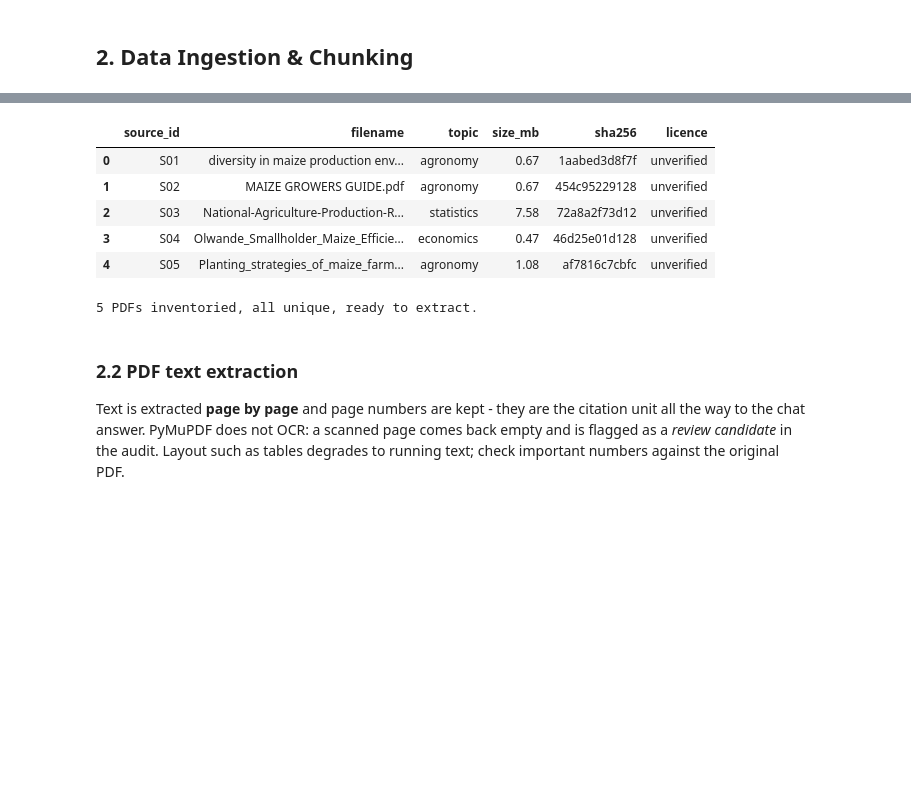
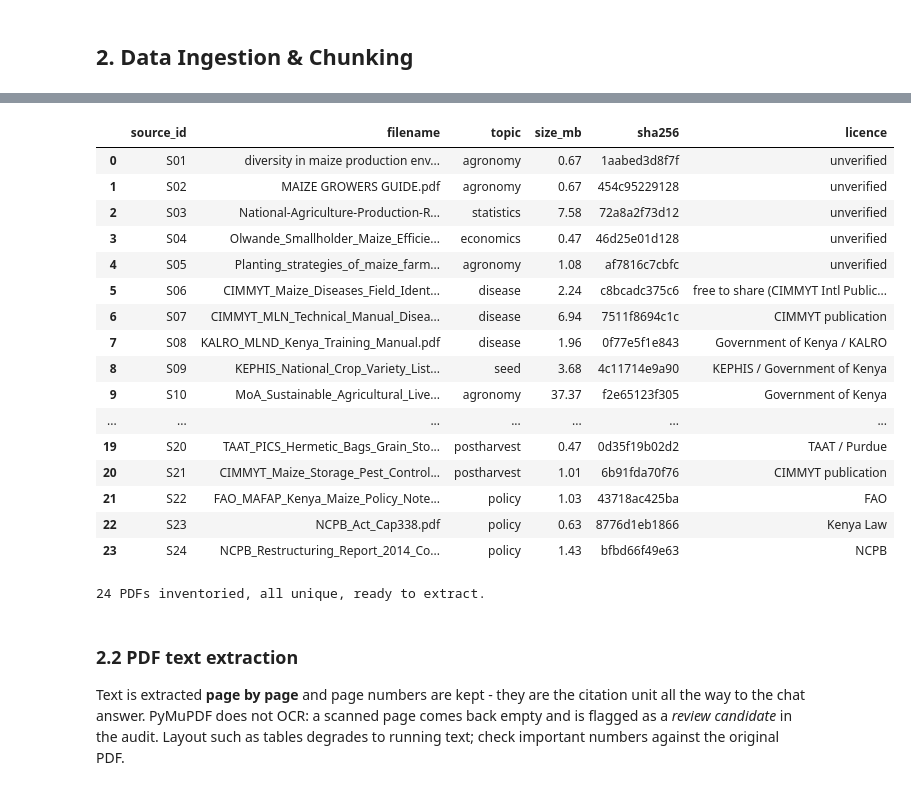
Before and after one commit to WillardDev/Farmers-Assistant-RAG-, a Jupyter notebook: RAG_Advisory_Chatbot.ipynb, the cells around one changed output, grey strips where cells are left out. Saved outputs shown, nothing was run; the diff lists cells and outputs as text; code cells hidden in the pictures; blank space fills up the shorter version.

```diff
--- a/RAG_Advisory_Chatbot.ipynb
+++ b/RAG_Advisory_Chatbot.ipynb
@@ -215,6 +234,63 @@ SOURCES = [
     {"source_id": "S05", "filename": "Planting_strategies_of_maize_farmers_in_Kenya_a_si.pdf",
      "title": "Planting strategies of maize farmers in Kenya", "topic": "agronomy",
      "language": "unknown", "licence": "unverified"},
+    {"source_id": "S06", "filename": "CIMMYT_Maize_Diseases_Field_Identification_4thEd.pdf",
+     "title": "Maize Diseases: A Guide for Field Identification (4th ed., CIMMYT)", "topic": "disease",
+     "language": "en", "licence": "free to share (CIMMYT Intl Public Good)"},
+    {"source_id": "S07", "filename": "CIMMYT_MLN_Technical_Manual_Disease_Management.pdf",
+     "title": "Maize Lethal Necrosis (MLN): A Technical Manual for Disease Management (CIMMYT)", "topic": "disease",
+     "language": "en", "licence": "CIMMYT publication"},
+    {"source_id": "S08", "filename": "KALRO_MLND_Kenya_Training_Manual.pdf",
+     "title": "Understanding & Managing Maize Lethal Necrosis Disease (MLND) in Kenya", "topic": "disease",
+     "language": "en", "licence": "Government of Kenya / KALRO"},
+    {"source_id": "S09", "filename": "KEPHIS_National_Crop_Variety_List_2025.pdf",
+     "title": "National Crop Variety List - Kenya (2025 edition)", "topic": "seed",
+     "language": "en", "licence": "KEPHIS / Government of Kenya"},
+    {"source_id": "S10", "filename": "MoA_Sustainable_Agricultural_Livelihood_Restoration_Training_Manual.pdf",
+     "title": "Sustainable Agricultural Livelihood Restoration Training Manual (MoA)", "topic": "agronomy",
+     "language": "en", "licence": "Government of Kenya"},
+    {"source_id": "S11", "filename": "KALRO_Soil_Fertility_Soil_Testing_Overview.pdf",
+     "title": "Overview of soil fertility & soil-testing programs for fertilizer recommendations in Kenya (KALRO)", "topic": "fertilizer",
+     "language": "en", "licence": "KALRO / IFDC"},
+    {"source_id": "S12", "filename": "IFDC_Kenya_Central_Fertilizer_Use_Optimizer_DAP_CAN.pdf",
+     "title": "Kenya Central Fertilizer Use Optimizer (DAP-CAN)", "topic": "fertilizer",
+     "language": "en", "licence": "IFDC"},
+    {"source_id": "S13", "filename": "IFDC_Kenya_Lower_Western_Fertilizer_Use_Optimizer_2023.pdf",
+     "title": "Kenya Lower Western Fertilizer Use Optimizer (DAP-Urea, 2023)", "topic": "fertilizer",
+     "language": "en", "licence": "IFDC"},
+    {"source_id": "S14", "filename": "CABI_Fall_Armyworm_Technical_Brief_Kenya_2018.pdf",
+     "title": "Fall Armyworm Technical Brief (Maize, Kenya 2018)", "topic": "pest",
+     "language": "en", "licence": "CABI / Ministry of Agriculture"},
+    {"source_id": "S15", "filename": "CIMMYT_Fall_Armyworm_IPM_Strategic_Plan_Kenya.pdf",
+     "title": "Fall Armyworm for Maize Smallholders in Kenya: An IPM Strategic Plan (CIMMYT)", "topic": "pest",
+     "language": "en", "licence": "CIMMYT publication"},
+    {"source_id": "S16", "filename": "FAO_Integrated_Management_Fall_Armyworm_Maize_FFS.pdf",
+     "title": "Integrated Management of the Fall Armyworm on Maize: A Guide for Farmer Field Schools in Africa (FAO)", "topic": "pest",
+     "language": "en", "licence": "FAO"},
+    {"source_id": "S17", "filename": "IITA_Aflatoxin_Management_Maize_Groundnuts_Kenya.pdf",
+     "title": "Management of Aflatoxins in Maize and Groundnuts in Kenya: A Farmers' Training Manual (IITA)", "topic": "postharvest",
+     "language": "en", "licence": "IITA / CGIAR"},
+    {"source_id": "S18", "filename": "KALRO_Aflasafe_KE01_Brief.pdf",
+     "title": "Aflasafe KE01 Brief (KALRO-Katumani)", "topic": "postharvest",
+     "language": "en", "licence": "KALRO"},
+    {"source_id": "S19", "filename": "FAO_Maize_Post_Harvest_Compendium.pdf",
+     "title": "Maize Post-harvest Operations Compendium (FAO)", "topic": "postharvest",
+     "language": "en", "licence": "FAO"},
+    {"source_id": "S20", "filename": "TAAT_PICS_Hermetic_Bags_Grain_Storage_Guide.pdf",
+     "title": "A Guide on the Use of PICS Bags for Grain Storage (TAAT)", "topic": "postharvest",
+     "language": "en", "licence": "TAAT / Purdue"},
+    {"source_id": "S21", "filename": "CIMMYT_Maize_Storage_Pest_Control_Metal_Silo.pdf",
+     "title": "Maize Storage Pest Control in Sub-Saharan Africa: Metal Silo Technology (CIMMYT)", "topic": "postharvest",
+     "language": "en", "licence": "CIMMYT publication"},
+    {"source_id": "S22", "filename": "FAO_MAFAP_Kenya_Maize_Policy_Note.pdf",
+     "title": "Kenya maize policy note (FAO MAFAP)", "topic": "policy",
+     "language": "en", "licence": "FAO"},
+    {"source_id": "S23", "filename": "NCPB_Act_Cap338.pdf",
+     "title": "National Cereals and Produce Board Act (Cap 338)", "topic": "policy",
+     "language": "en", "licence": "Kenya Law"},
+    {"source_id": "S24", "filename": "NCPB_Restructuring_Report_2014_Cost_Of_Production.pdf",
+     "title": "NCPB Restructuring Report 2014 (cost of maize production)", "topic": "policy",
+     "language": "en", "licence": "NCPB"},
 ]
 
 def sha256_file(path):
@@ -226,34 +302,45 @@ def sha256_file(path):
 
 PDF_SOURCES = [s for s in SOURCES if s["filename"]]
 missing = [s["filename"] for s in PDF_SOURCES if not (PDF_DIR / s["filename"]).is_file()]
 if missing:
     raise FileNotFoundError("Put these PDFs in " + str(PDF_DIR) + ":\n" + "\n".join(missing))
 
 SOURCE_HASHES = {}
 inventory = []
 for src in PDF_SOURCES:
     path = PDF_DIR / src["filename"]
     SOURCE_HASHES[src["source_id"]] = sha256_file(path)
     inventory.append({
         "source_id": src["source_id"], "filename": src["filename"], "topic": src["topic"],
         "size_mb": round(path.stat().st_size / 1e6, 2), "sha256": SOURCE_HASHES[src["source_id"]][:12],
         "licence": src["licence"],
     })
 
 hashes = list(SOURCE_HASHES.values())
 if len(set(hashes)) != len(hashes):
     raise ValueError("Two PDFs have identical content - remove the duplicate before chunking.")
 
 display(pd.DataFrame(inventory))
 print(f"{len(PDF_SOURCES)} PDFs inventoried, all unique, ready to extract.")
 # %% [output]
 |  | source_id | filename | topic | size_mb | sha256 | licence |
 | 0 | S01 | diversity in maize production env... | agronomy | 0.67 | 1aabed3d8f7f | unverified |
 | 1 | S02 | MAIZE GROWERS GUIDE.pdf | agronomy | 0.67 | 454c95229128 | unverified |
 | 2 | S03 | National-Agriculture-Production-R... | statistics | 7.58 | 72a8a2f73d12 | unverified |
 | 3 | S04 | Olwande_Smallholder_Maize_Efficie... | economics | 0.47 | 46d25e01d128 | unverified |
 | 4 | S05 | Planting_strategies_of_maize_farm... | agronomy | 1.08 | af7816c7cbfc | unverified |
+| 5 | S06 | CIMMYT_Maize_Diseases_Field_Ident... | disease | 2.24 | c8bcadc375c6 | free to share (CIMMYT Intl Public... |
+| 6 | S07 | CIMMYT_MLN_Technical_Manual_Disea... | disease | 6.94 | 7511f8694c1c | CIMMYT publication |
+| 7 | S08 | KALRO_MLND_Kenya_Training_Manual.pdf | disease | 1.96 | 0f77e5f1e843 | Government of Kenya / KALRO |
+| 8 | S09 | KEPHIS_National_Crop_Variety_List... | seed | 3.68 | 4c11714e9a90 | KEPHIS / Government of Kenya |
+| 9 | S10 | MoA_Sustainable_Agricultural_Live... | agronomy | 37.37 | f2e65123f305 | Government of Kenya |
+| ... | ... | ... | ... | ... | ... | ... |
+| 19 | S20 | TAAT_PICS_Hermetic_Bags_Grain_Sto... | postharvest | 0.47 | 0d35f19b02d2 | TAAT / Purdue |
+| 20 | S21 | CIMMYT_Maize_Storage_Pest_Control... | postharvest | 1.01 | 6b91fda70f76 | CIMMYT publication |
+| 21 | S22 | FAO_MAFAP_Kenya_Maize_Policy_Note... | policy | 1.03 | 43718ac425ba | FAO |
+| 22 | S23 | NCPB_Act_Cap338.pdf | policy | 0.63 | 8776d1eb1866 | Kenya Law |
+| 23 | S24 | NCPB_Restructuring_Report_2014_Co... | policy | 1.43 | bfbd66f49e63 | NCPB |
-5 PDFs inventoried, all unique, ready to extract.
+24 PDFs inventoried, all unique, ready to extract.
 # %% [markdown]
 ### 2.2 PDF text extraction
 
```
Also changed, not shown: parts of 42 cells of this notebook, 12 other files.
